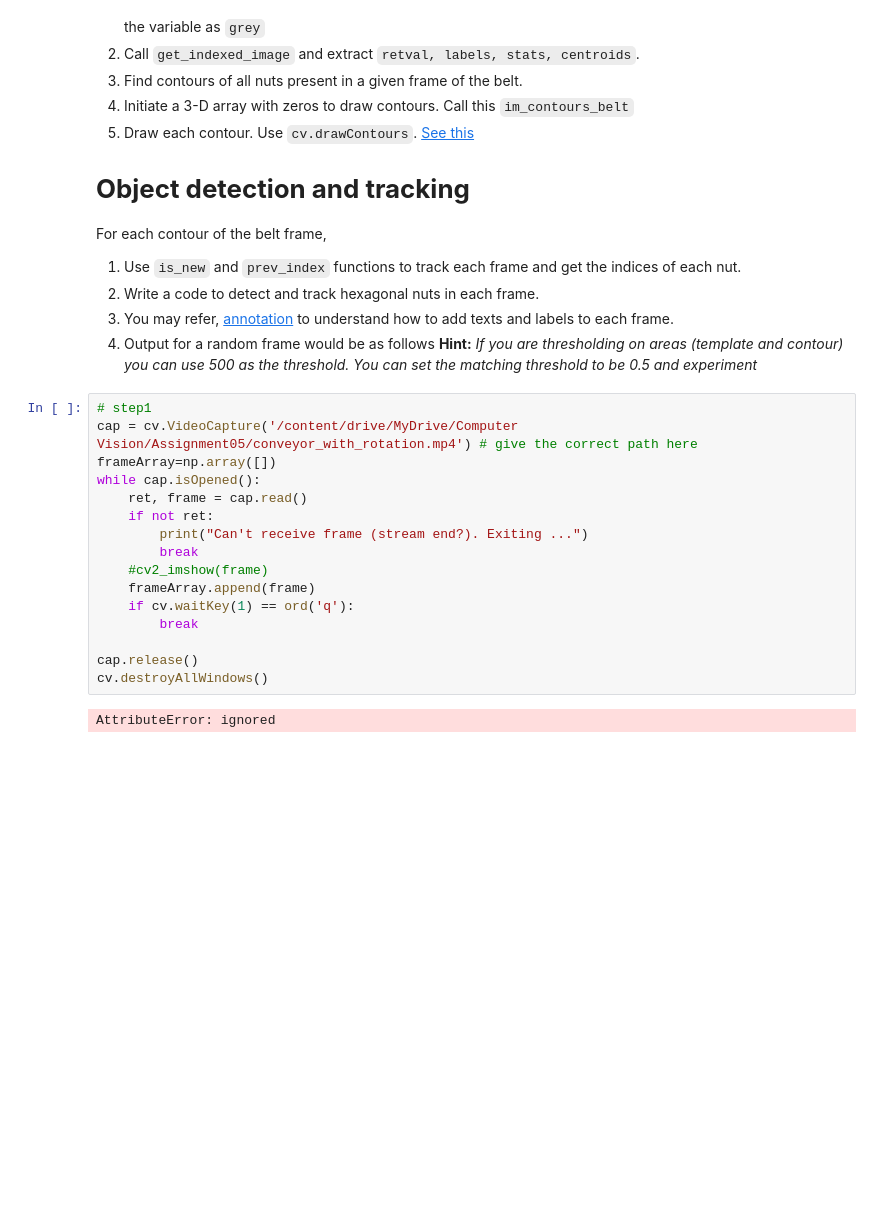
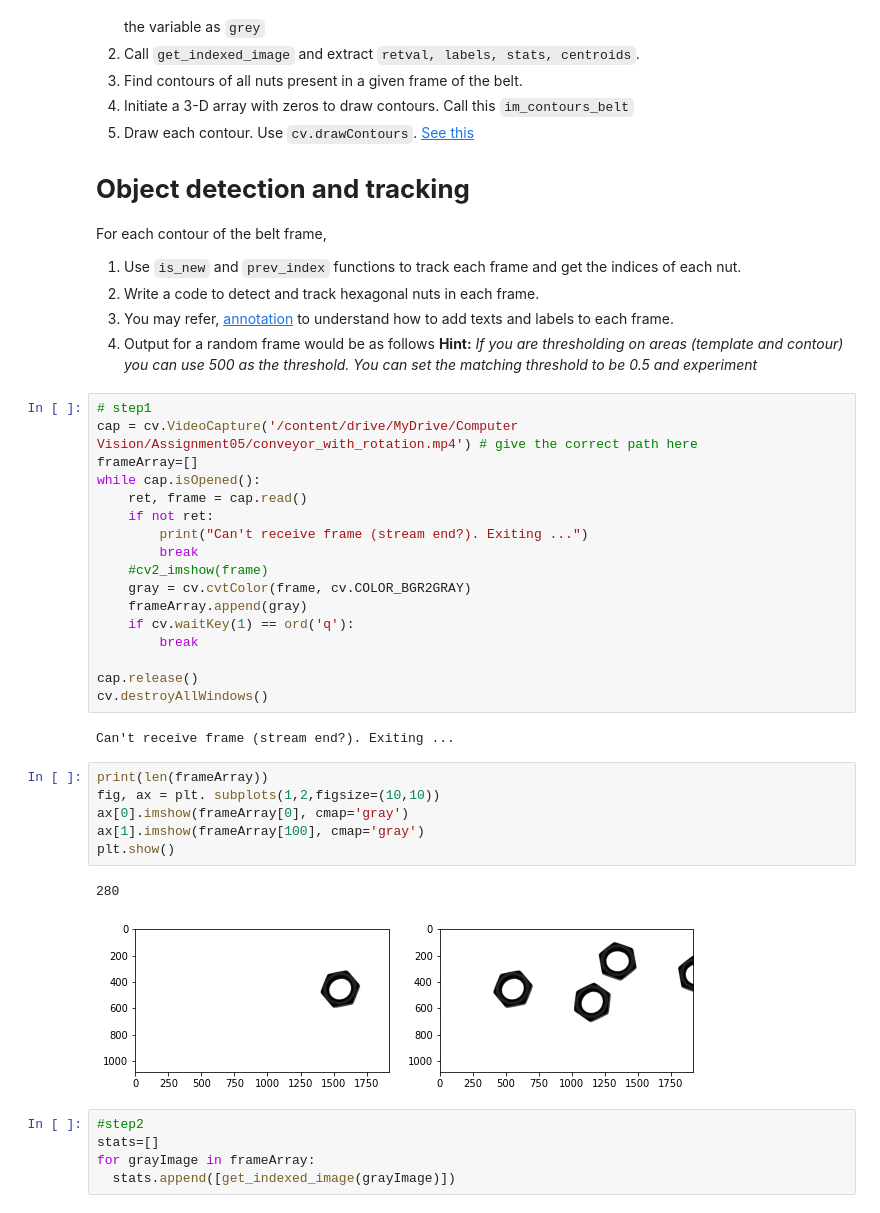
Before and after one commit to pahanmendis/EN2550, a Jupyter notebook: EN2550_2021_Object_Counting_on_a_Convey_Belt.ipynb, the cells around one changed output. Drawn from its saved outputs; the diff is of its cells as text; blank space fills up the shorter version.

```diff
--- a/EN2550_2021_Object_Counting_on_a_Convey_Belt.ipynb
+++ b/EN2550_2021_Object_Counting_on_a_Convey_Belt.ipynb
@@ -242,18 +242,33 @@ For each contour of the belt frame,
 # %%
 # step1
 cap = cv.VideoCapture('/content/drive/MyDrive/Computer Vision/Assignment05/conveyor_with_rotation.mp4') # give the correct path here
-frameArray=np.array([])
+frameArray=[]
 while cap.isOpened():
     ret, frame = cap.read()
     if not ret:
         print("Can't receive frame (stream end?). Exiting ...")
         break
     #cv2_imshow(frame)
-    frameArray.append(frame)
+    gray = cv.cvtColor(frame, cv.COLOR_BGR2GRAY)
+    frameArray.append(gray)
     if cv.waitKey(1) == ord('q'):
         break
 
 cap.release()
 cv.destroyAllWindows()
 # %% [output]
-AttributeError: ignored
+Can't receive frame (stream end?). Exiting ...
+# %%
+print(len(frameArray))
+fig, ax = plt. subplots(1,2,figsize=(10,10))
+ax[0].imshow(frameArray[0], cmap='gray')
+ax[1].imshow(frameArray[100], cmap='gray')
+plt.show()
+# %% [output]
+280
+[figure, added]
+# %%
+#step2
+stats=[]
+for grayImage in frameArray:
+  stats.append([get_indexed_image(grayImage)])
```
Also changed, not shown: parts of 4 cells of this notebook.
